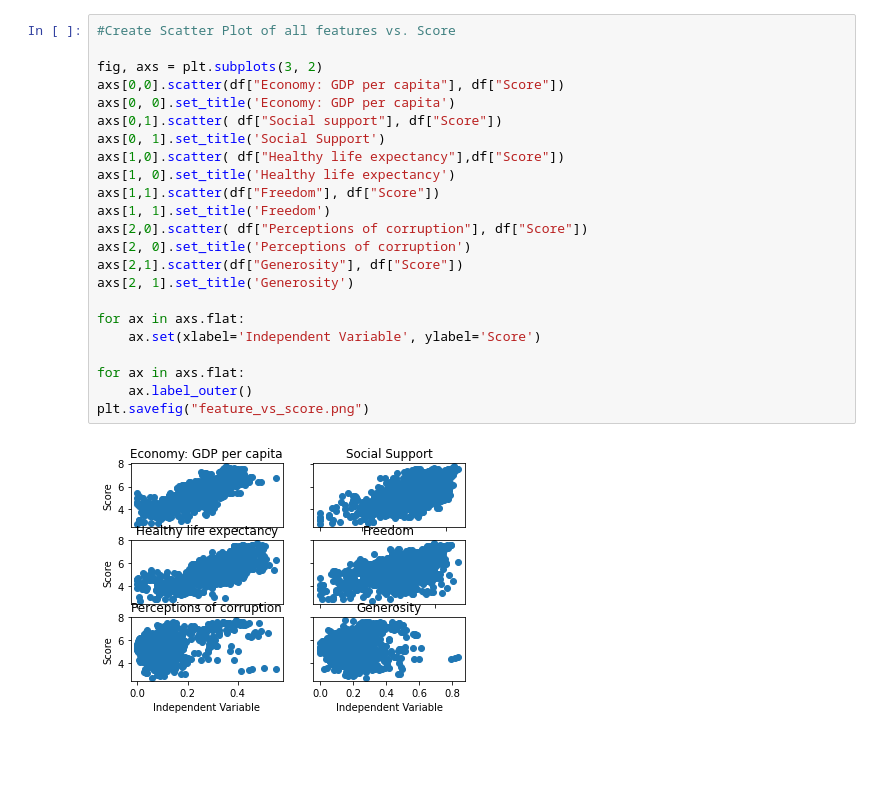
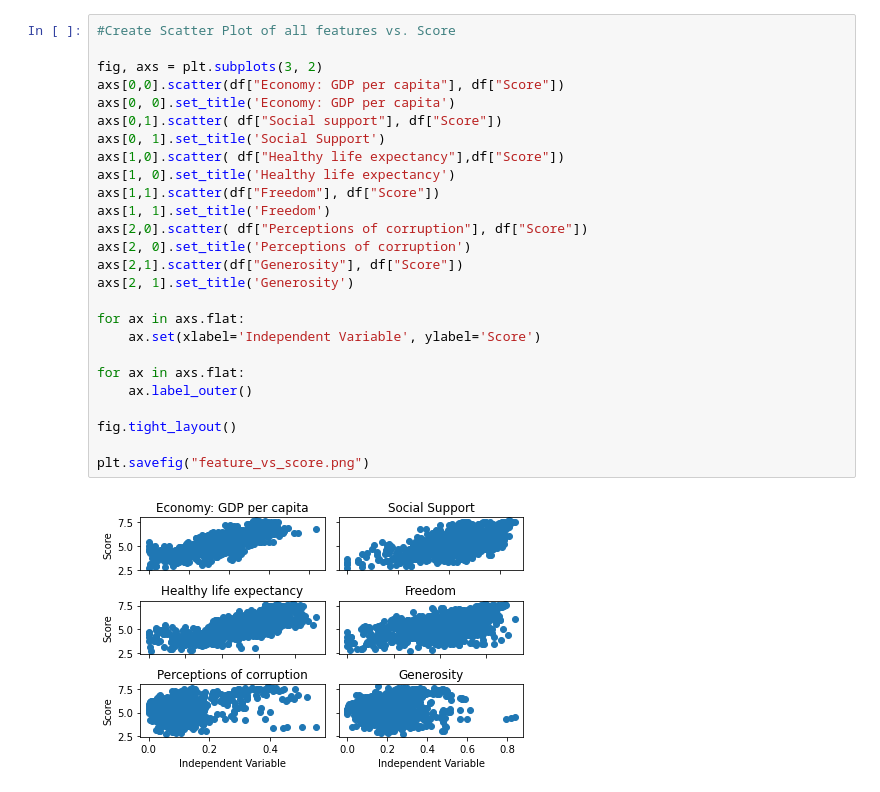
Before and after one commit to gracemiguel/EM623, a Jupyter notebook: final/six_plots.ipynb, the cells around one changed output. Cells and saved outputs as stored; diff of their text form; blank space fills up the shorter version.

Commit message:
added spacing to scatterplot

```diff
--- a/final/six_plots.ipynb
+++ b/final/six_plots.ipynb
@@ -77,28 +77,31 @@ Perceptions of Corruption Median is 0.091
 # %%
 #Create Scatter Plot of all features vs. Score
 
 fig, axs = plt.subplots(3, 2)
 axs[0,0].scatter(df["Economy: GDP per capita"], df["Score"])
 axs[0, 0].set_title('Economy: GDP per capita')
 axs[0,1].scatter( df["Social support"], df["Score"])
 axs[0, 1].set_title('Social Support')
 axs[1,0].scatter( df["Healthy life expectancy"],df["Score"])
 axs[1, 0].set_title('Healthy life expectancy')
 axs[1,1].scatter(df["Freedom"], df["Score"])
 axs[1, 1].set_title('Freedom')
 axs[2,0].scatter( df["Perceptions of corruption"], df["Score"])
 axs[2, 0].set_title('Perceptions of corruption')
 axs[2,1].scatter(df["Generosity"], df["Score"])
 axs[2, 1].set_title('Generosity')
 
 for ax in axs.flat:
     ax.set(xlabel='Independent Variable', ylabel='Score')
 
 for ax in axs.flat:
     ax.label_outer()
+
+fig.tight_layout()
+
 plt.savefig("feature_vs_score.png")
 # %% [output]
-[figure, old version]
+[figure, new version]
 # %%
 # We specify random seed so that the train and test data set always have the same rows, respectively
 np.random.seed(0)
```
Also changed, not shown: parts of 2 cells of this notebook.
